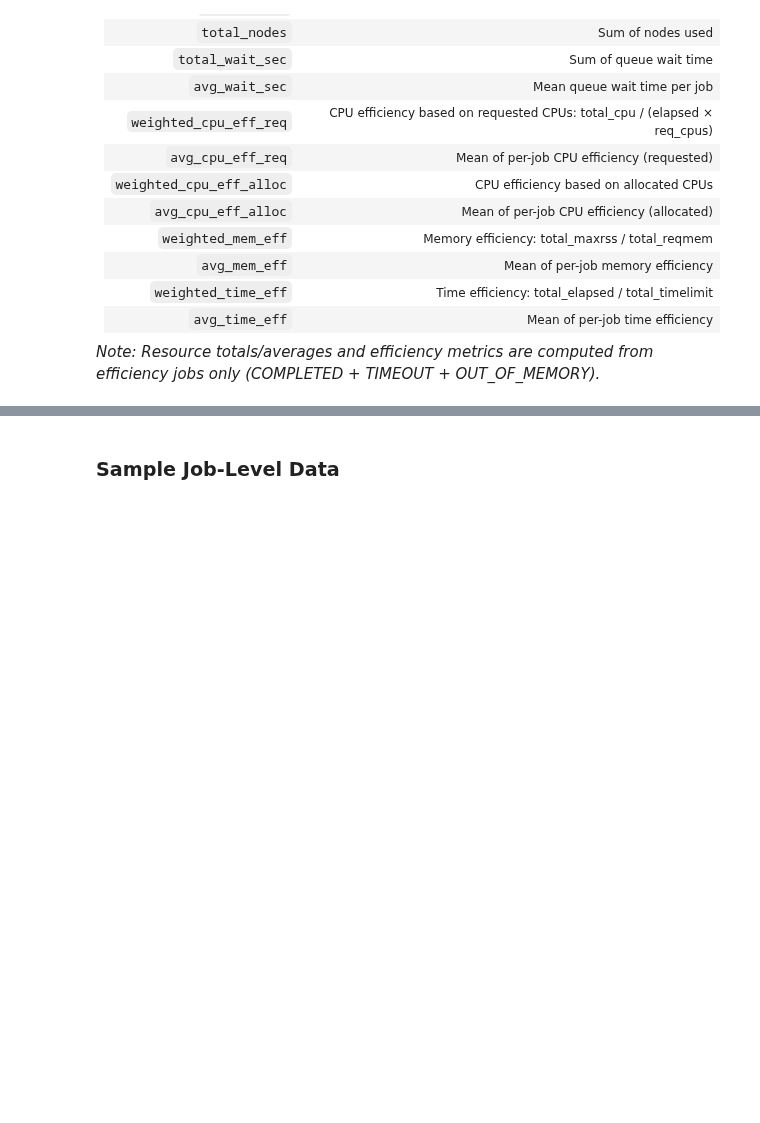
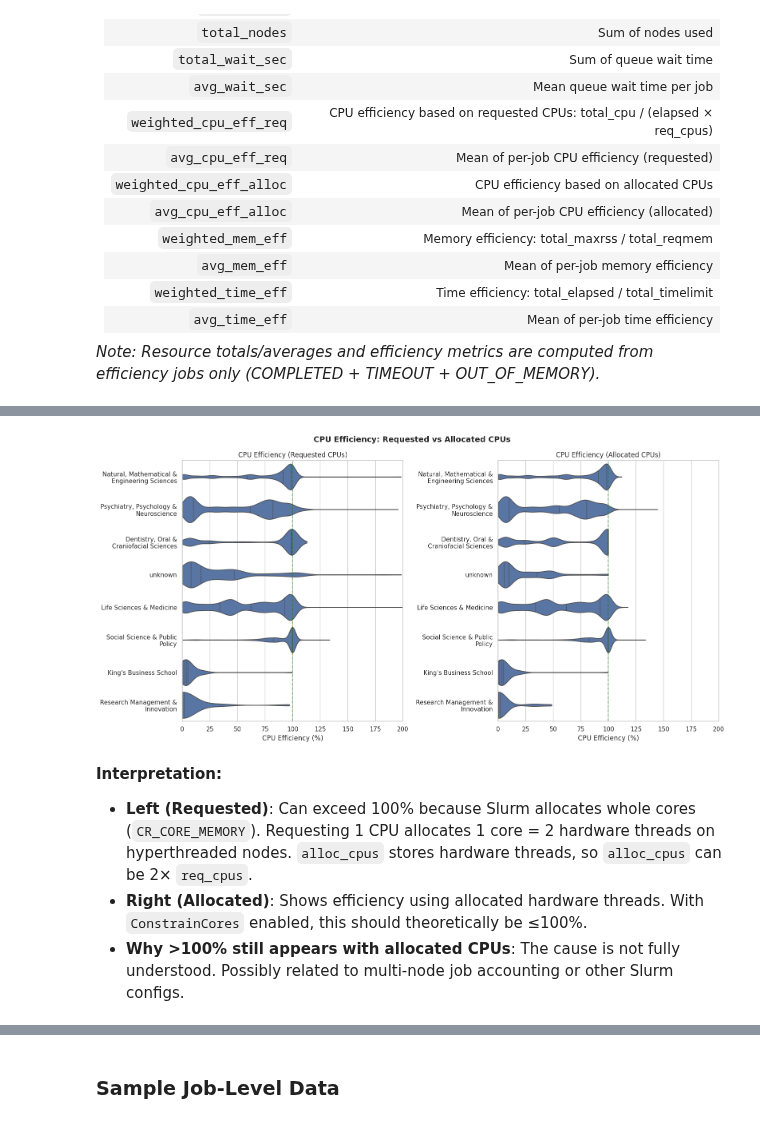
Before and after one commit to kcl-eresearch/hpc-data-analysis, a Jupyter notebook: notebooks/visualisation_users.ipynb, the cells around one changed output, grey strips where cells are left out. Saved outputs shown, nothing was run; the diff lists cells and outputs as text; code cells hidden in the pictures; blank space fills up the shorter version.

```diff
--- a/notebooks/visualisation_users.ipynb
+++ b/notebooks/visualisation_users.ipynb
@@ -836,0 +931,58 @@ display(df_faculties)
+# %%
+# Violin plot: CPU Efficiency based on Allocated CPUs
+def plot_violin_cpu_eff_alloc():
+    """Compare CPU efficiency distributions: requested vs allocated."""
+    if not HAS_JOB_DATA:
+        print("Per-job data not available.")
+        return
+
+    if 'cpu_eff_alloc' not in df_jobs.columns:
+        print("cpu_eff_alloc column not found in job data.")
+        return
+
+    fig, axes = plt.subplots(1, 2, figsize=(16, 8))
+
+    plot_data = df_jobs[df_jobs['cpu_eff_req'].notna() & (df_jobs['cpu_eff_req'] <= 200)].copy()
+    top_faculties = plot_data['faculty'].value_counts().head(8).index.tolist()
+    plot_data = plot_data[plot_data['faculty'].isin(top_faculties)]
+
+    # Left: based on requested CPUs
+    sns.violinplot(data=plot_data, y='faculty_short', x='cpu_eff_req', ax=axes[0],
+                   cut=0, density_norm='width', inner='quartile')
+    axes[0].axvline(x=100, color='green', linestyle='--', alpha=0.5)
+    axes[0].set_xlabel('CPU Efficiency (%)')
+    axes[0].set_ylabel('')
+    axes[0].set_title('CPU Efficiency (Requested CPUs)')
+    axes[0].set_xlim(0, 200)
+
+    # Right: based on allocated CPUs
+    plot_data_alloc = df_jobs[df_jobs['cpu_eff_alloc'].notna() & (df_jobs['cpu_eff_alloc'] <= 200)].copy()
+    plot_data_alloc = plot_data_alloc[plot_data_alloc['faculty'].isin(top_faculties)]
+
+    sns.violinplot(data=plot_data_alloc, y='faculty_short', x='cpu_eff_alloc', ax=axes[1],
+                   cut=0, density_norm='width', inner='quartile')
+    axes[1].axvline(x=100, color='green', linestyle='--', alpha=0.5)
+    axes[1].set_xlabel('CPU Efficiency (%)')
+    axes[1].set_ylabel('')
+    axes[1].set_title('CPU Efficiency (Allocated CPUs)')
+    axes[1].set_xlim(0, 200)
+
+    plt.suptitle('CPU Efficiency: Requested vs Allocated CPUs', fontsize=14, fontweight='bold')
+    plt.tight_layout()
+    plt.show()
+
+    display(Markdown("""
+**Interpretation:**
+- **Left (Requested)**: Can exceed 100% because Slurm allocates whole cores (`CR_CORE_MEMORY`). Requesting 1 CPU allocates 1 core = 2 hardware threads on hyperthreaded nodes. `alloc_cpus` stores hardware threads, so `alloc_cpus` can be 2× `req_cpus`.
+- **Right (Allocated)**: Shows efficiency using allocated hardware threads. With `ConstrainCores` enabled, this should theoretically be ≤100%.
+- **Why >100% still appears with allocated CPUs**: The cause is not fully understood. Possibly related to multi-node job accounting or other Slurm configs.
+"""))
+
+plot_violin_cpu_eff_alloc()
+# %% [output]
+[figure, added]
+
+**Interpretation:**
+- **Left (Requested)**: Can exceed 100% because Slurm allocates whole cores (`CR_CORE_MEMORY`). Requesting 1 CPU allocates 1 core = 2 hardware threads on hyperthreaded nodes. `alloc_cpus` stores hardware threads, so `alloc_cpus` can be 2× `req_cpus`.
+- **Right (Allocated)**: Shows efficiency using allocated hardware threads. With `ConstrainCores` enabled, this should theoretically be ≤100%.
+- **Why >100% still appears with allocated CPUs**: The cause is not fully understood. Possibly related to multi-node job accounting or other Slurm configs.
```
Also changed, not shown: parts of 7 cells of this notebook, 3 other files.
